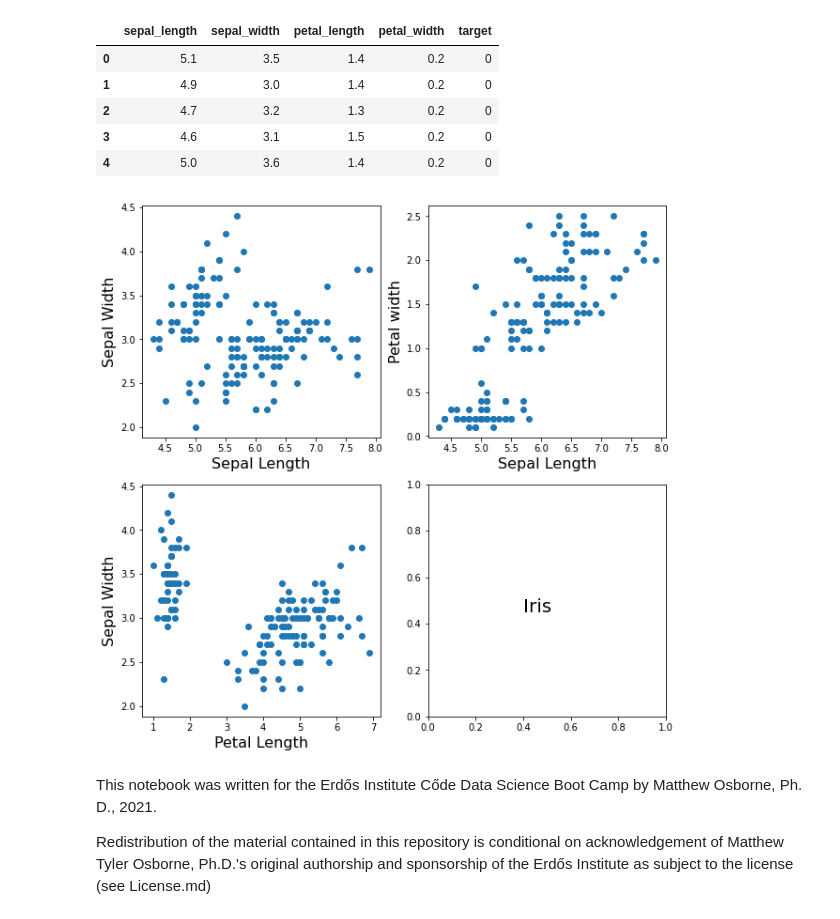
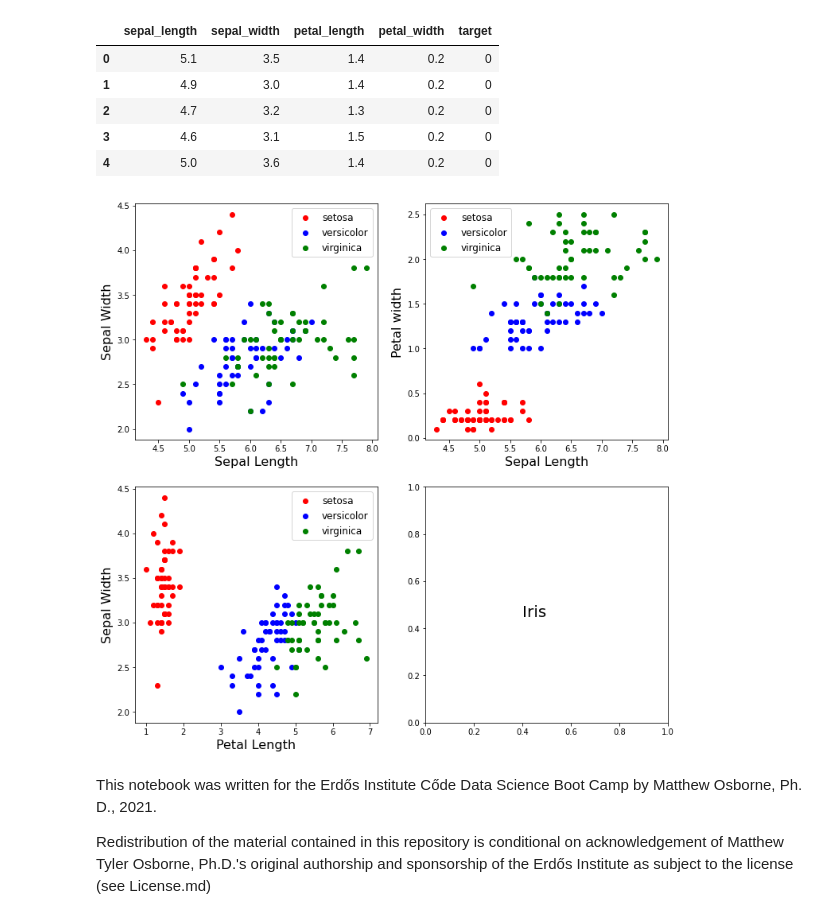
Before and after one commit to cr718c3ramire/ml_boot_camp2021, a Jupyter notebook: python prep/Practice Problems/7. Plotting - Solutions.ipynb, the cells around one changed output. Cells and saved outputs as stored; diff of their text form; code cells hidden in the pictures.

```diff
--- a/python prep/Practice Problems/7. Plotting - Solutions.ipynb
+++ b/python prep/Practice Problems/7. Plotting - Solutions.ipynb
@@ -160,25 +160,52 @@ iris.head()
 # %%
 ## 3. ANSWER cont.
 
-fig, ax = plt.subplots(2,2, figsize=(10,10))
+fig, ax = plt.subplots(2,2, figsize=(12,12))
 
-ax[0,0].scatter(iris.sepal_length, iris.sepal_width)
+ax[0,0].scatter(iris.loc[iris.target==0].sepal_length,
+                iris.loc[iris.target==0].sepal_width,
+               c='r', label="setosa")
+ax[0,0].scatter(iris.loc[iris.target==1].sepal_length,
+                iris.loc[iris.target==1].sepal_width,
+               c='b', label="versicolor")
+ax[0,0].scatter(iris.loc[iris.target==2].sepal_length,
+                iris.loc[iris.target==2].sepal_width,
+               c='g', label="virginica")
 ax[0,0].set_ylabel("Sepal Width", fontsize=16)
 ax[0,0].set_xlabel("Sepal Length", fontsize=16)
+ax[0,0].legend(fontsize=12)
 
-ax[1,0].scatter(iris.petal_length, iris.sepal_width)
+ax[1,0].scatter(iris.loc[iris.target==0].petal_length,
+                iris.loc[iris.target==0].sepal_width,
+               c='r', label="setosa")
+ax[1,0].scatter(iris.loc[iris.target==1].petal_length,
+                iris.loc[iris.target==1].sepal_width,
+               c='b', label="versicolor")
+ax[1,0].scatter(iris.loc[iris.target==2].petal_length,
+                iris.loc[iris.target==2].sepal_width,
+               c='g', label="virginica")
 ax[1,0].set_ylabel("Sepal Width", fontsize=16)
 ax[1,0].set_xlabel("Petal Length", fontsize=16)
+ax[1,0].legend(fontsize=12)
 
-ax[0,1].scatter(iris.sepal_length, iris.petal_width)
+ax[0,1].scatter(iris.loc[iris.target==0].sepal_length,
+                iris.loc[iris.target==0].petal_width,
+               c='r', label="setosa")
+ax[0,1].scatter(iris.loc[iris.target==1].sepal_length,
+                iris.loc[iris.target==1].petal_width,
+               c='b', label="versicolor")
+ax[0,1].scatter(iris.loc[iris.target==2].sepal_length,
+                iris.loc[iris.target==2].petal_width,
+               c='g', label="virginica")
 ax[0,1].set_ylabel("Petal width", fontsize=16)
 ax[0,1].set_xlabel("Sepal Length", fontsize=16)
+ax[0,1].legend(fontsize=12)
 
 ax[1,1].text(0.4,0.45, "Iris", fontsize=20)
 
 plt.show()
 # %% [output]
-[figure, old version]
+[figure, new version]
 # %% [markdown]
 This notebook was written for the Erd&#337;s Institute C&#337;de Data Science Boot Camp by Matthew Osborne, Ph. D., 2021.
 
```
Also changed, not shown: parts of 2 cells of this notebook.
